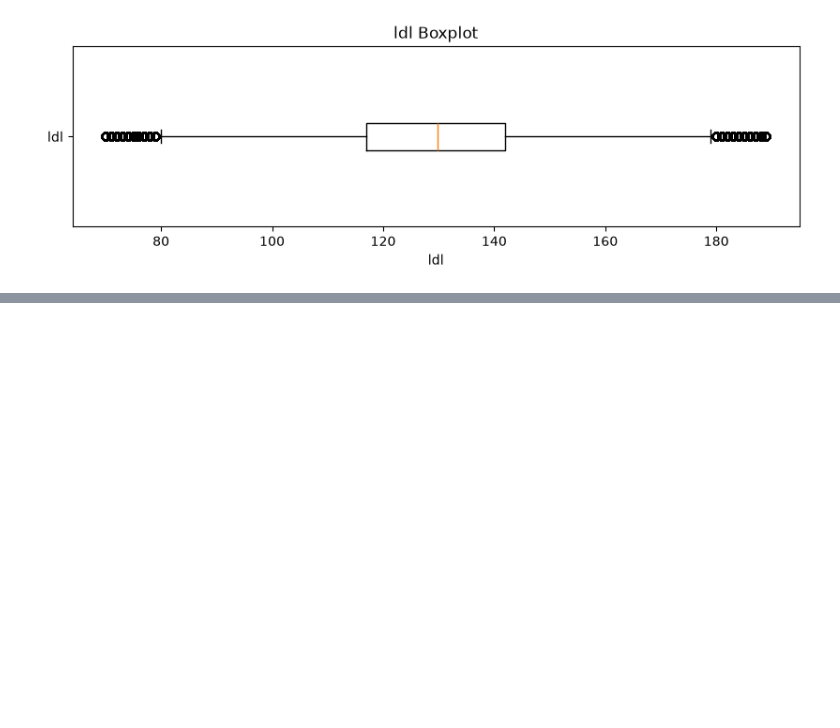
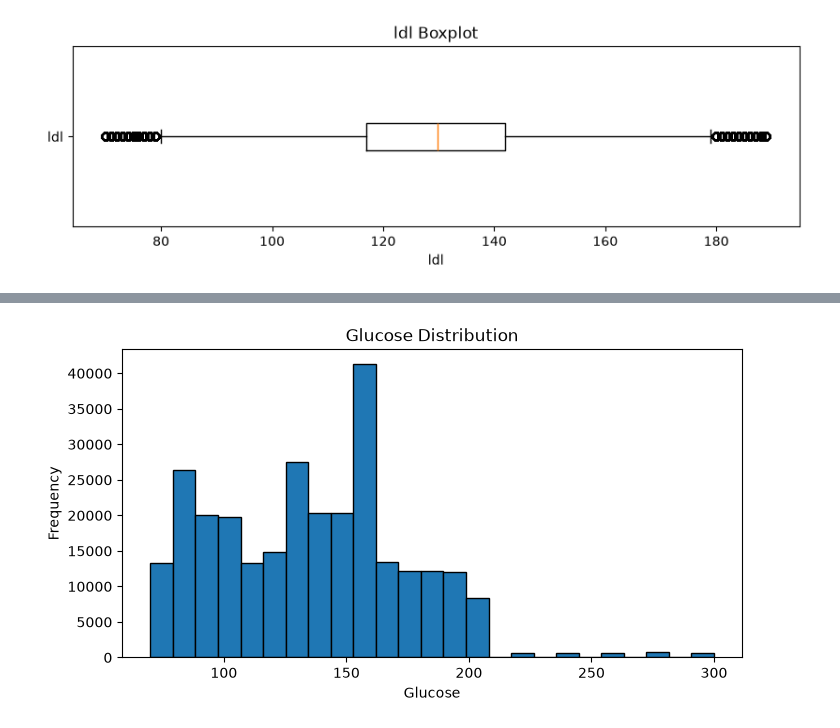
Before and after one commit to fatehbhular/Heart-Disease-Prediction-Model, a Jupyter notebook: notebooks/Task_3_Data Cleansing and Transformation.ipynb, the cells around one changed output, grey strips where cells are left out. Drawn from its saved outputs; the diff is of its cells as text; code cells hidden in the pictures; blank space fills up the shorter version.

```diff
--- a/notebooks/Task_3_Data Cleansing and Transformation.ipynb
+++ b/notebooks/Task_3_Data Cleansing and Transformation.ipynb
@@ -594,0 +766,17 @@ Error:
+# %%
+# Plot the distribution of glucose values
+plt.figure(figsize=(8, 4))
+
+plt.hist(
+    df_clean["glucose"],
+    bins=25,
+    edgecolor="black"
+)
+
+plt.xlabel("Glucose")
+plt.ylabel("Frequency")
+plt.title("Glucose Distribution")
+
+plt.show()
+# %% [output]
+[figure, added]
```
Also changed, not shown: parts of 16 cells of this notebook, 4 other files.
